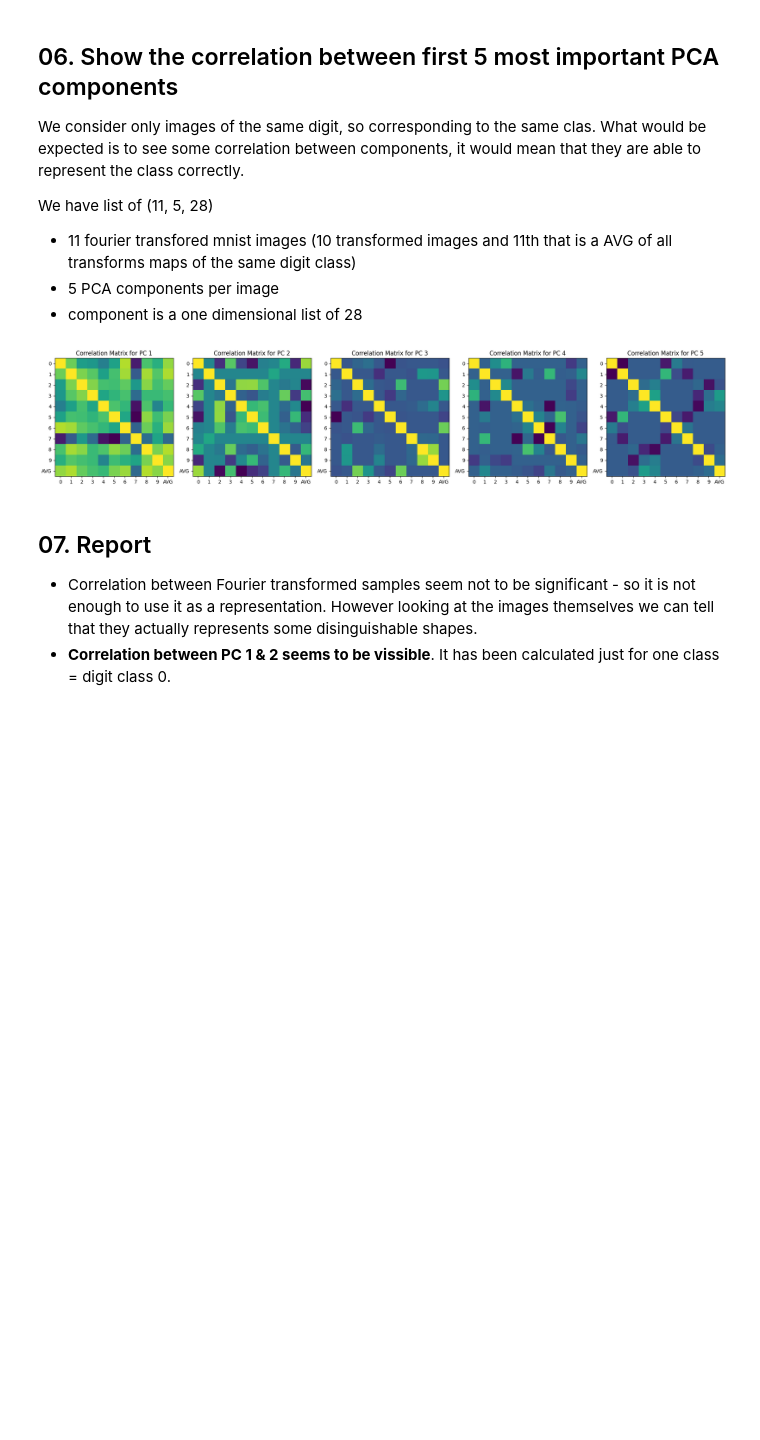
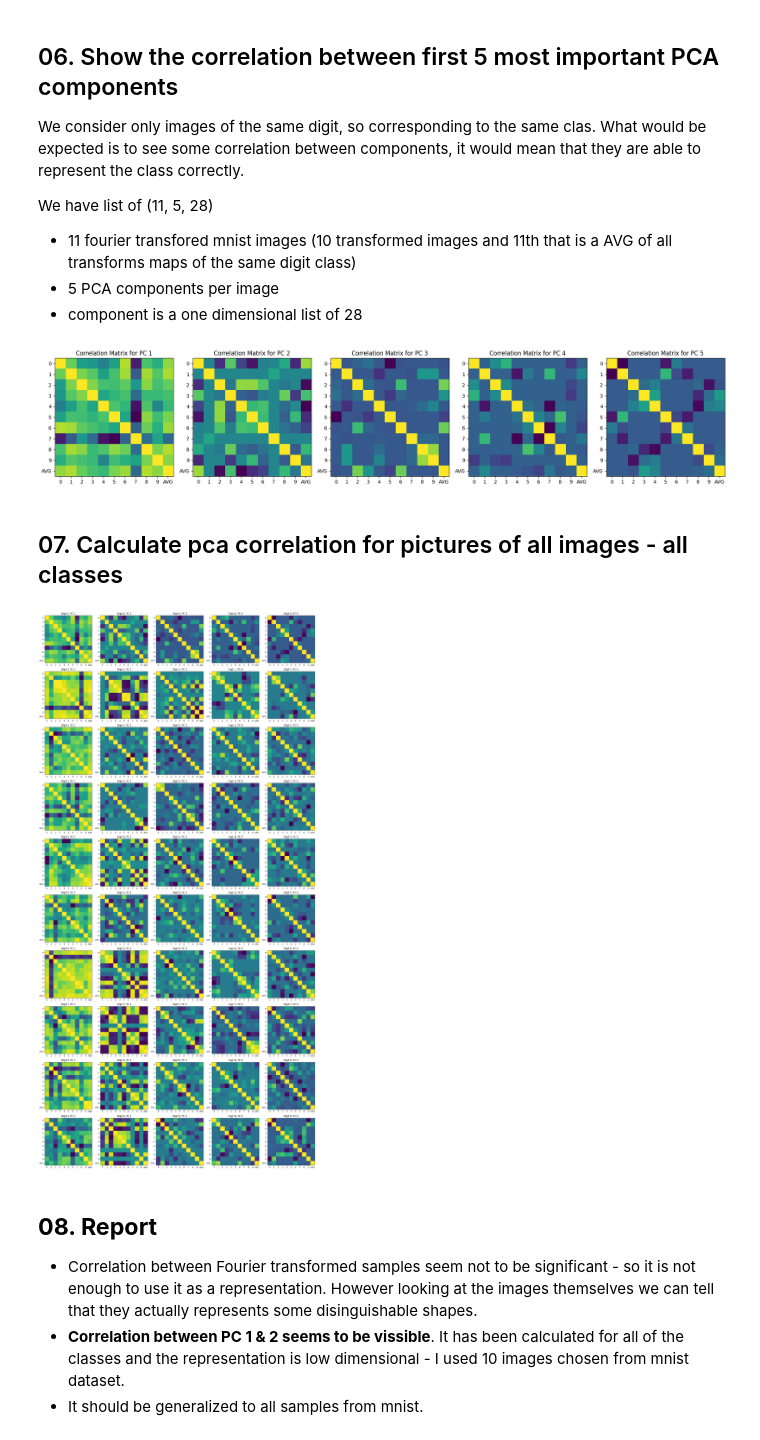
Before and after one commit to ewaMiazga/ai-lab-work, a Jupyter notebook: fourier-mnist-experiments.ipynb, the cells around one changed output. Cells and saved outputs as stored; diff of their text form; code cells hidden in the pictures; blank space fills up the shorter version.

Commit message:
Generalized results for PCA ready

```diff
--- a/fourier-mnist-experiments.ipynb
+++ b/fourier-mnist-experiments.ipynb
@@ -304,8 +304,30 @@ plt.tight_layout()
 plt.show()
 # %% [output]
 [figure]
+# %% [markdown]
+## 07. Calculate pca correlation for pictures of all images - all classes
+# %%
+# Use pca_correlation_matrix function and calculate those matrices for all digits
+corr_matrices_pca_all = [pca_correlation_matrix(pca_components_for_digit(digit, frequencies, num_components=5)) for digit in range(10)]
+
+# Display correlation matrix and meaningful interpretation
+fig, axes = plt.subplots(10, 5, figsize=(20, 40))
+for i, row in enumerate(axes):
+    for j, ax in enumerate(row):
+        ax.imshow(corr_matrices_pca_all[i][j])#, cmap="coolwarm", vmin=-1, vmax=1)
+        ax.set_title(f"Digit {i}, PC {j+1}")
+        ax.set_xticks(np.arange(0, 11, 1))
+        ax.set_yticks(np.arange(0, 11, 1))
+        ax.set_xticklabels(list(range(10)) + ["AVG"])
+        ax.set_yticklabels(list(range(10)) + ["AVG"])
+        ax.grid(False)
+plt.tight_layout()
+plt.show()
+# %% [output]
+[figure, added]
 # %% [markdown]
-## 07. Report
+## **08. Report**
 
 - Correlation between Fourier transformed samples seem not to be significant - so it is not enough to use it as a representation. However looking at the images themselves we can tell that they actually represents some disinguishable shapes.
-- **Correlation between PC 1 & 2 seems to be vissible**. It has been calculated just for one class = digit class 0.
+- **Correlation between PC 1 & 2 seems to be vissible**. It has been calculated for all of the classes and the representation is low dimensional - I used 10 images chosen from mnist dataset.
+- It should be generalized to all samples from mnist.
```
Also changed, not shown: 19 other files.
